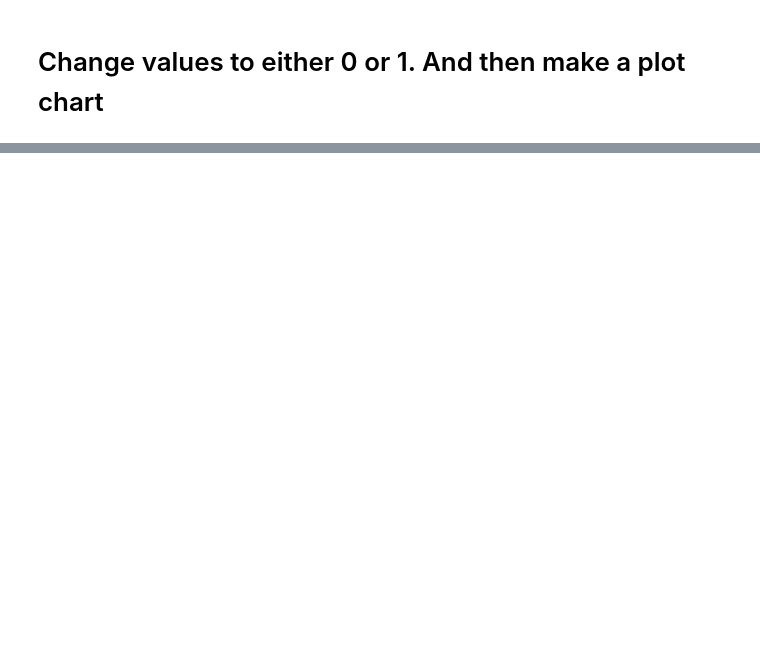
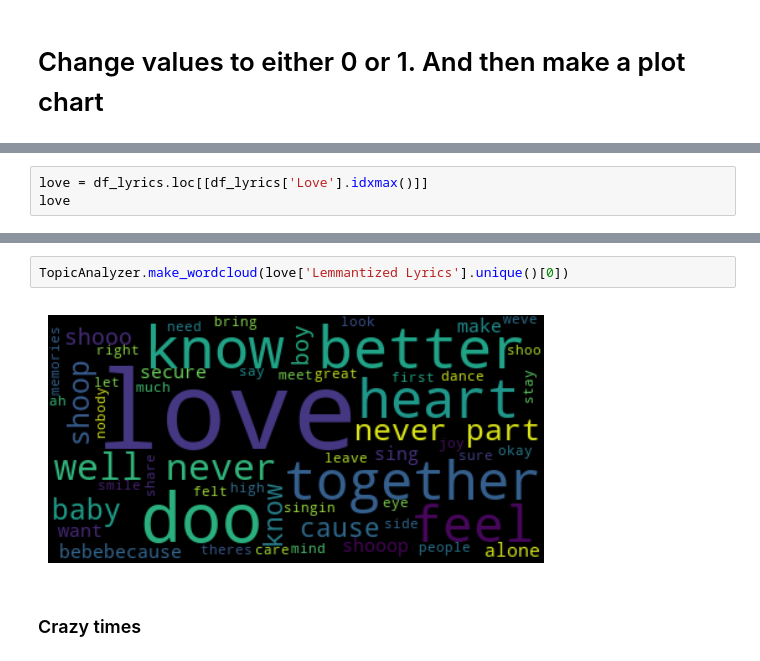
Before and after one commit to JonasRex/JupyterLab_My_Notebooks, a Jupyter notebook: ExamsProject/Lyrics Topic Analyze.ipynb, the cells around one changed output, grey strips where cells are left out. Drawn from its saved outputs; the diff is of its cells as text; blank space fills up the shorter version.

```diff
--- a/ExamsProject/Lyrics Topic Analyze.ipynb
+++ b/ExamsProject/Lyrics Topic Analyze.ipynb
@@ -126,0 +153,3 @@ df_lyrics[df_lyrics['Place'] == 1][-3:]
+# %%
+love = df_lyrics.loc[[df_lyrics['Love'].idxmax()]]
+love
@@ -126,0 +159,6 @@ df_lyrics[df_lyrics['Place'] == 1][-3:]
+# %%
+TopicAnalyzer.make_wordcloud(love['Lemmantized Lyrics'].unique()[0])
+# %% [output]
+[figure, added]
+# %% [markdown]
+### Crazy times
```
Also changed, not shown: parts of 27 cells of this notebook, 1 other file.
